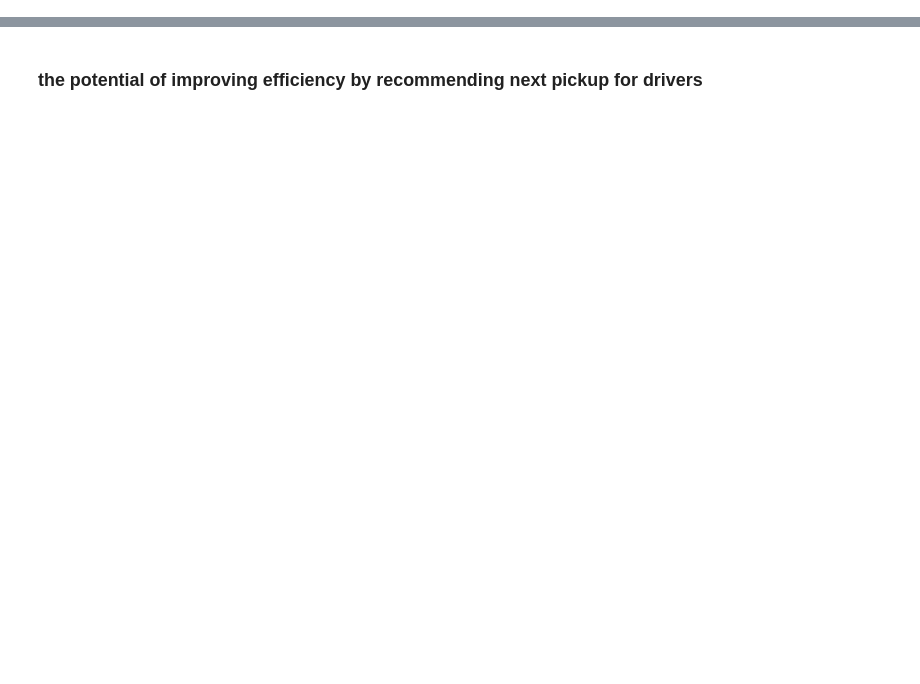
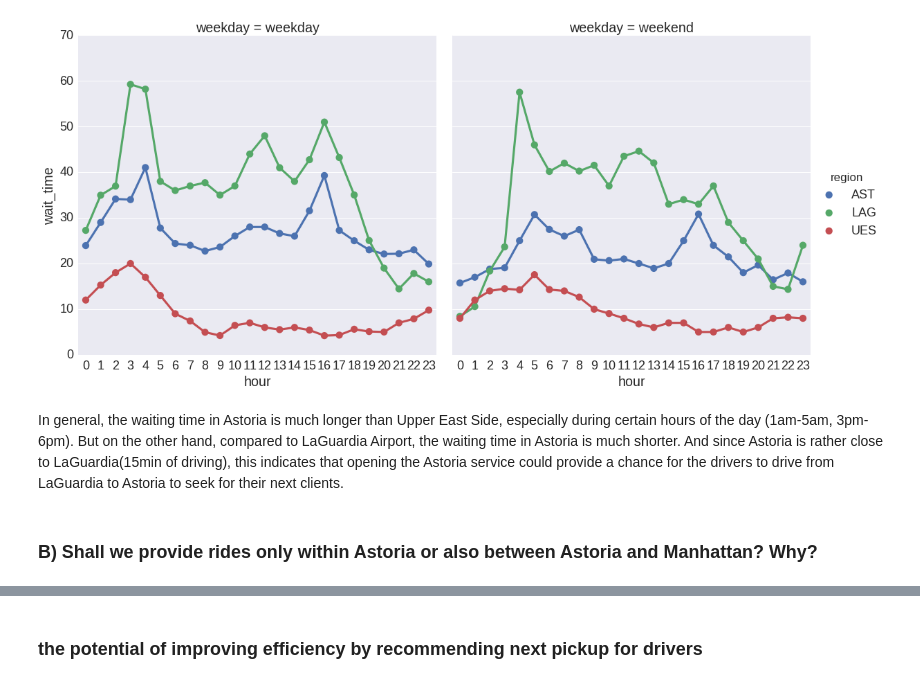
Before and after one commit to huangy22/NYC_taxi_Analysis, a Jupyter notebook: via_data_challenge_full_data.ipynb, the cells around one changed output, grey strips where cells are left out. Saved outputs shown, nothing was run; the diff lists cells and outputs as text; code cells hidden in the pictures; blank space fills up the shorter version.

```diff
--- a/via_data_challenge_full_data.ipynb
+++ b/via_data_challenge_full_data.ipynb
@@ -285,0 +325,17 @@ plt.title("waiting time at different hours of the day")
+# %%
+df_wait["hour"] = df_wait["dropoff_datetime"].apply(lambda x: pd.to_datetime(x).hour)
+df_wait["weekday"] = df_wait["dropoff_datetime"].apply(lambda x: pd.to_datetime(x).weekday())
+df_wait["weekday"] = df_wait["weekday"].apply(lambda x: "weekday" if x<5 else "weekend")
+agg_wait_by_hour = df_wait[["wait_time", "region", "weekday", "hour"]] \
+                    .groupby(["region", "weekday", "hour"]).median().reset_index()
+# %%
+sns.set(font_scale=1.8)
+g=sns.factorplot(x='hour',y='wait_time', col="weekday",
+               data=agg_wait_by_hour,
+               hue='region',  size=8)
+# %% [output]
+[figure, added]
+# %% [markdown]
+In general, the waiting time in Astoria is much longer than Upper East Side, especially during certain hours of the day (1am-5am, 3pm-6pm). But on the other hand, compared to LaGuardia Airport, the waiting time in Astoria is much shorter. And since Astoria is rather close to LaGuardia(15min of driving), this indicates that opening the Astoria service could provide a chance for the drivers to drive from LaGuardia to Astoria to seek for their next clients.
+# %% [markdown]
+### B) Shall we provide rides only within Astoria or also between Astoria and Manhattan? Why? <a id="chapter-2b"></a>
```
Also changed, not shown: parts of 89 cells of this notebook, 21 other files.
